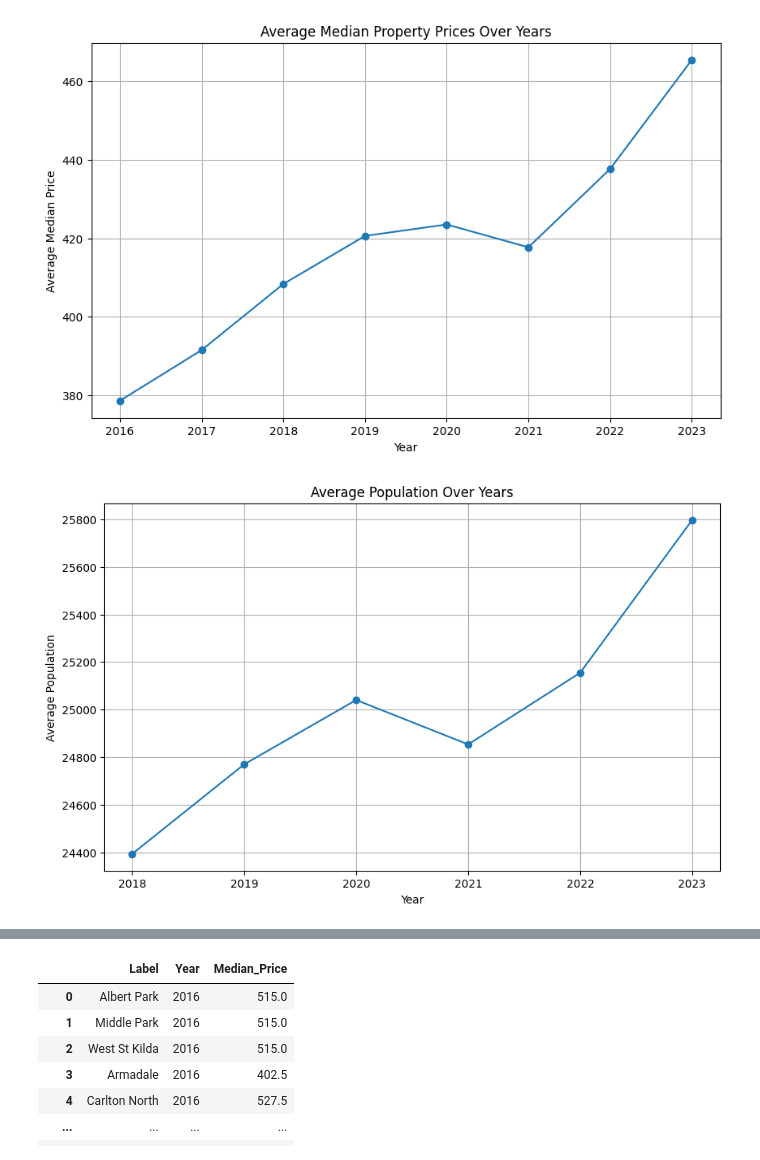
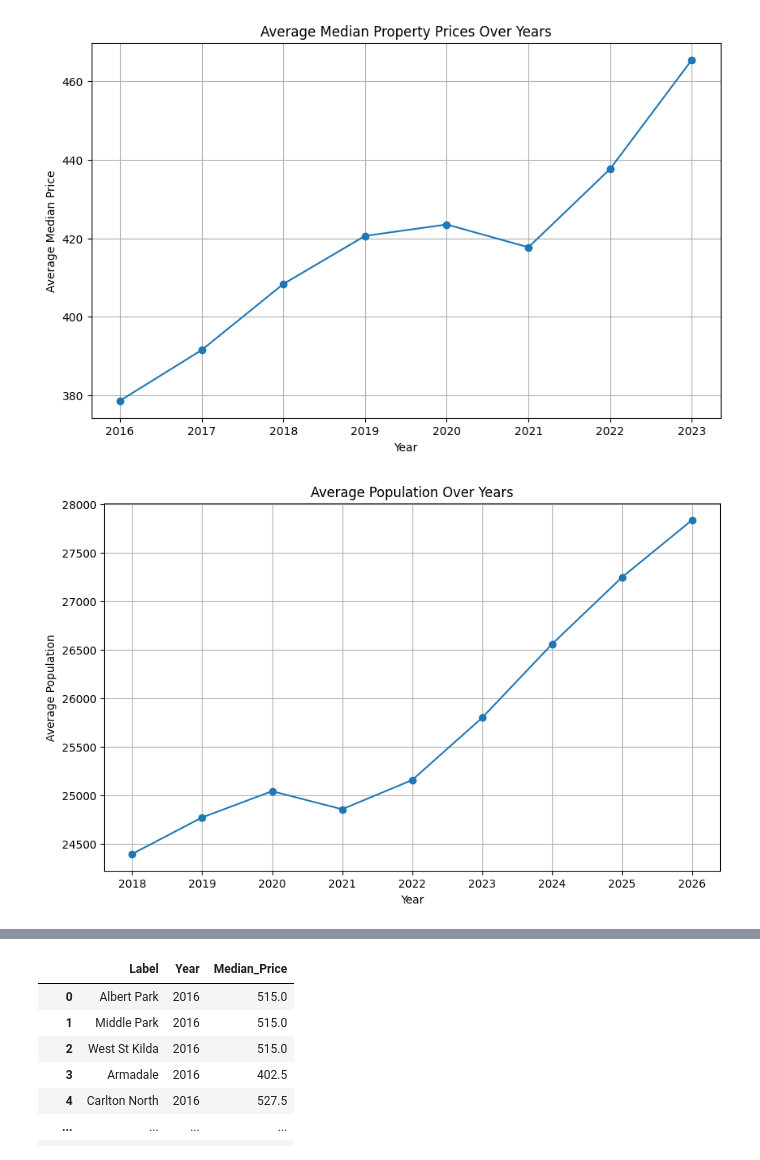
Before and after one commit to MAST30034-AppliedDataScience/project-2-group-real-estate-hexosergeantchelelebratebonitz, a Jupyter notebook: notebooks/Can/Modelling.ipynb, the cells around one changed output, grey strips where cells are left out. Saved outputs shown, nothing was run; the diff lists cells and outputs as text; code cells hidden in the pictures.

```diff
--- a/notebooks/Can/Modelling.ipynb
+++ b/notebooks/Can/Modelling.ipynb
@@ -136,23 +136,26 @@ plt.show()
 # %%
 pop_2018 = data['estimated_population_2018'].mean()
 pop_2019 = data['estimated_population_2019'].mean()
 pop_2020 = data['estimated_population_2020'].mean()
 pop_2021 = data['estimated_population_2021'].mean()
 pop_2022 = data['estimated_population_2022'].mean()
 pop_2023 = data['estimated_population_2023'].mean()
+pop_2024 = data['estimated_population_2024'].mean()
+pop_2025 = data['estimated_population_2025'].mean()
+pop_2026 = data['estimated_population_2026'].mean()
 
-years = ['2018', '2019', '2020', '2021', '2022', '2023']
-populations = [pop_2018, pop_2019, pop_2020, pop_2021, pop_2022, pop_2023]
+years = ['2018', '2019', '2020', '2021', '2022', '2023','2024','2025','2026']
+populations = [pop_2018, pop_2019, pop_2020, pop_2021, pop_2022, pop_2023, pop_2024, pop_2025, pop_2026]
 
 plt.figure(figsize=(10, 6))
 plt.plot(years, populations, marker='o')
 plt.title('Average Population Over Years')
 plt.xlabel('Year')
 plt.ylabel('Average Population')
 plt.grid(True)
 plt.show()
 # %% [output]
-[figure, old version]
+[figure, new version]
 # %%
 income_2018 = data['median_income_2018'].mean()
 income_2019 = data['median_income_2019'].mean()
```
Also changed, not shown: parts of 14 cells of this notebook.
